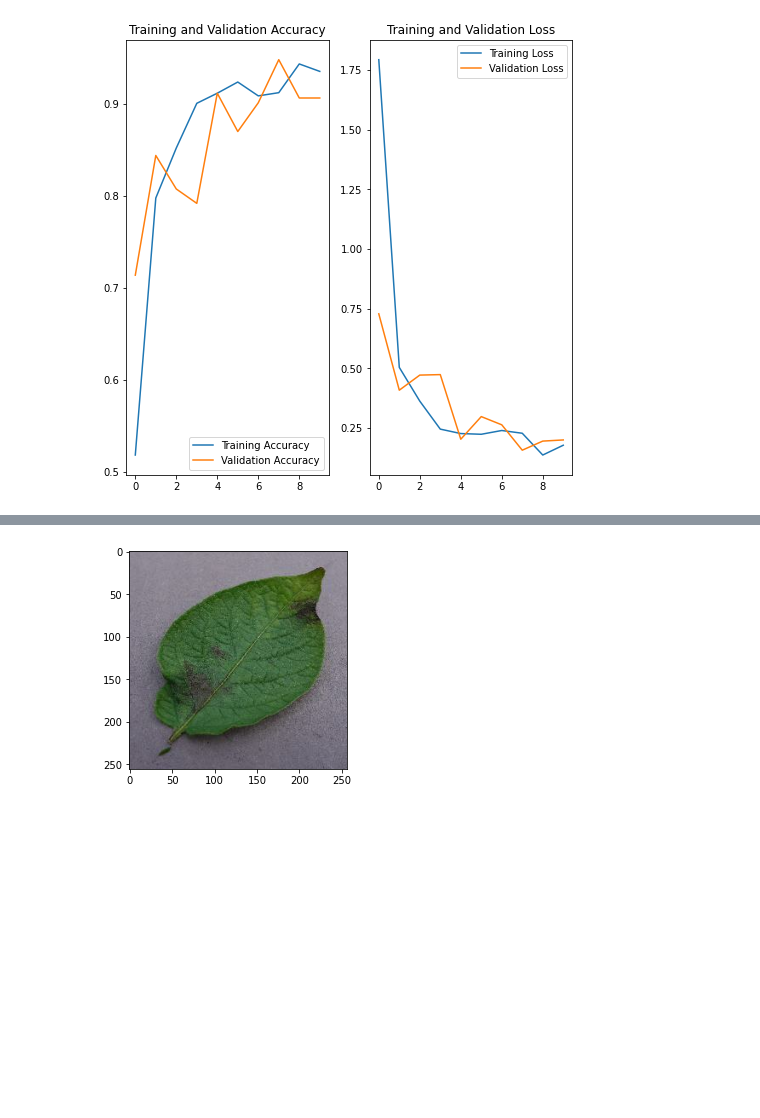
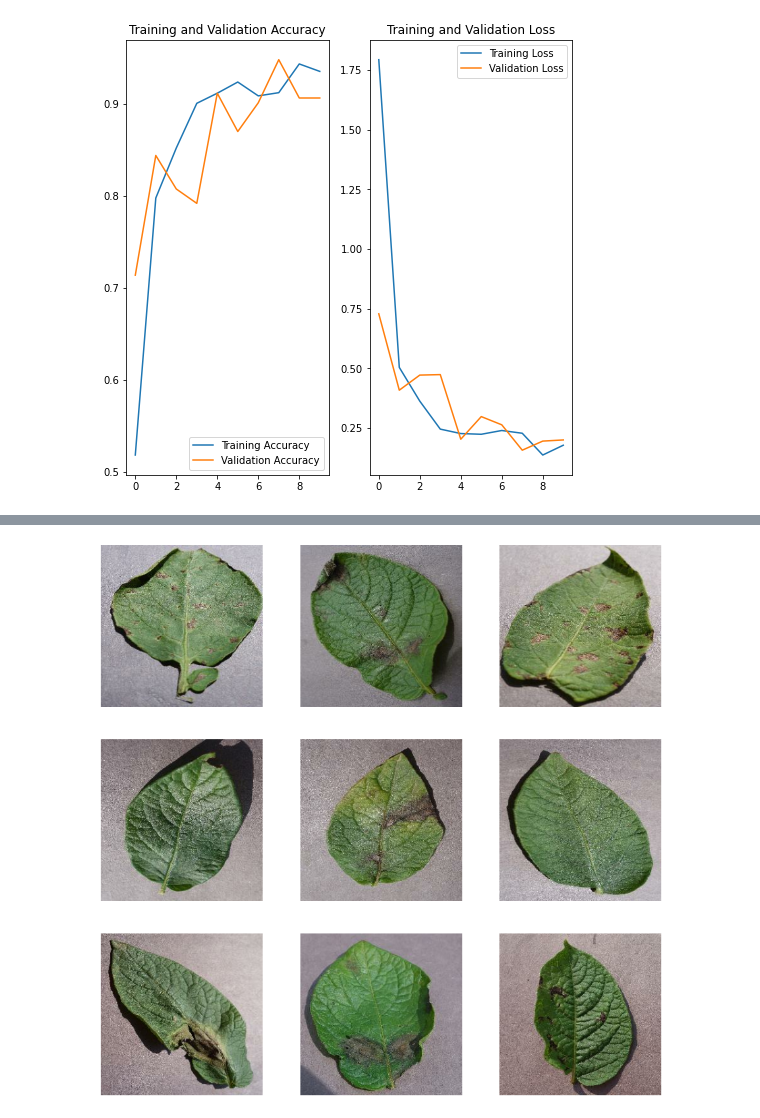
Before and after one commit to Code-with-jaycee/Potato-disease-prediction, a Jupyter notebook: Training/training.ipynb, the cells around one changed output, grey strips where cells are left out. Drawn from its saved outputs; the diff is of its cells as text; code cells hidden in the pictures; blank space fills up the shorter version.

```diff
--- a/Training/training.ipynb
+++ b/Training/training.ipynb
@@ -355,8 +356,14 @@ def predict(model, img):
     confidence = round(100 * (np.max(predictions[0])), 2)
     return predicted_class, confidence
 # %%
+plt.figure(figsize=(15, 15))
 for images, labels in test_ds.take(1):
+
     for i in range(9):
+        # To show all the images
+        ax = plt.subplot(3, 3, i + 1)
+
         plt.imshow(images[i].numpy().astype("uint8"))
+        plt.axis("off")
 # %% [output]
-[figure, old version]
+[figure, new version]
```
Also changed, not shown: parts of 1 cell of this notebook.
